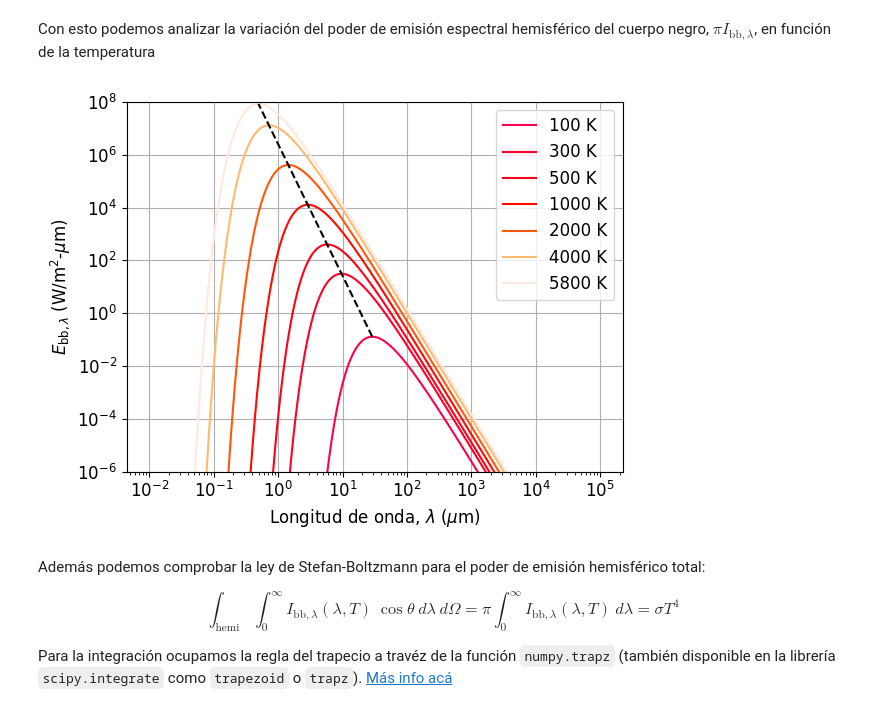
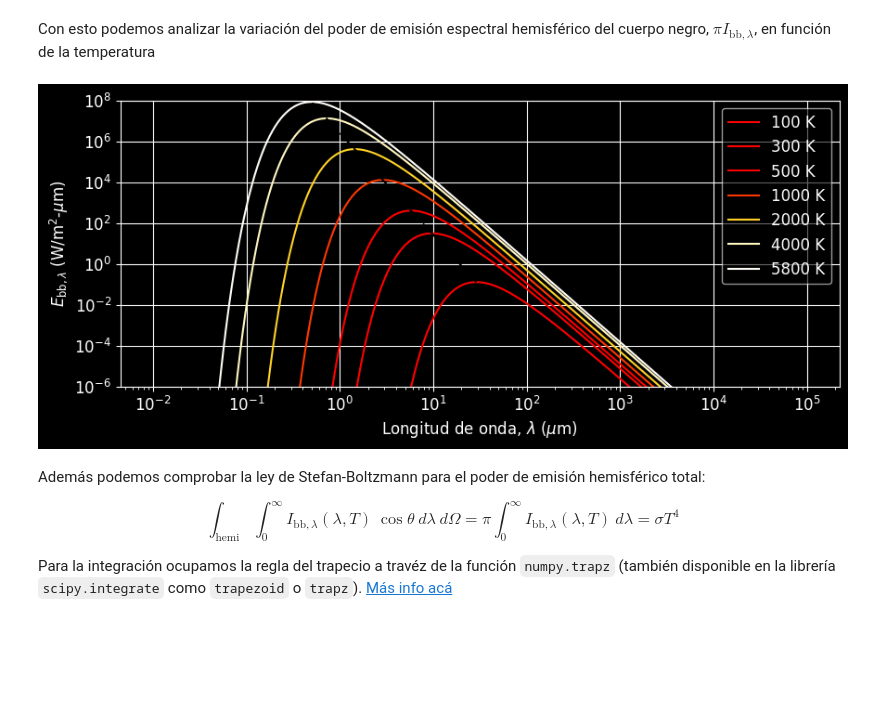
Before and after one commit to PanxoPanza/conversion_solar_termica, a Jupyter notebook: _build/jupyter_execute/Tutorial/Tutorial2/Tutorial2.ipynb, the cells around one changed output. Drawn from its saved outputs; the diff is of its cells as text; code cells hidden in the pictures; blank space fills up the shorter version.

Commit message:
new color empylib

```diff
--- a/_build/jupyter_execute/Tutorial/Tutorial2/Tutorial2.ipynb
+++ b/_build/jupyter_execute/Tutorial/Tutorial2/Tutorial2.ipynb
@@ -48,40 +48,43 @@ plt.show()
 # %% [markdown]
 Con esto podemos analizar la variación del poder de emisión espectral hemisférico del cuerpo negro, $\pi I_{\mathrm{bb},\lambda}$, en función de la temperatura
 # %%
-from empylib import color_system as cs
-cs = cs.hdtv
-
+from empylib.color_system import spectrum_to_hex
 fig.set_size_inches(14, 5)
 plt.rcParams['font.size'] = '12'
 
 lam = np.logspace(-2,5,1000)       # espectro de longitudes de onda
 T_list = np.array([100,300,500,    # lista de temperaturas
                    1000,2000,4000,
                    5800])
 
 # creamos dos listas vacías para guardar el valor máximo de cada curva y la longitud de onda asociada
 peak   = []
 lam_at = []
+plt.style.use('dark_background')
+fig, ax = plt.subplots(figsize=(10, 4))
 
 # iteramos respecto a la temperatura
 for T in T_list:
     Ebb = np.pi*rf.Bplanck(lam, T)                         # poder de emisión hemisférico espectral del cuerpo negro
-    html_rgb = cs.spec_to_rgb(Ebb, lam, out_fmt='html')    # color asociado a la curva
-    plt.plot(lam,Ebb,label=('%i K' % T), color=html_rgb)   # graficamos el espectro usando el color anterior
+    hex_color, *_ = spectrum_to_hex(lam, Ebb,              # color asociado a la curva
+                                    source = 'emitter')
+    ax.plot(lam,Ebb,label=('%i K' % T), color=hex_color)   # graficamos el espectro usando el color anterior
     peak.append(np.max(Ebb))                               # guardamos el máximo de la curva
     lam_at.append(lam[np.argmax(Ebb)])                     # guardamos la longitud de onda asociada al máximo
 
-plt.plot(lam_at,peak,'--k') # graficamos la línea correspondiente a la ley de desplazamiento de Wien
-plt.yscale('log')
-plt.ylim(1E-6,1E8)
-plt.xscale('log')
-plt.grid()
-plt.xlabel('Longitud de onda, $\lambda$ ($\mu$m)')
-plt.ylabel('$E_{\mathrm{bb},\lambda}$ (W/m$^2$-$\mu$m)')
-plt.legend()
+
+ax.plot(lam_at,peak,'--k') # graficamos la línea correspondiente a la ley de desplazamiento de Wien
+ax.set_yscale('log')
+ax.set_ylim(1E-6,1E8)
+ax.set_xscale('log')
+ax.grid()
+ax.set_xlabel('Longitud de onda, $\lambda$ ($\mu$m)')
+ax.set_ylabel('$E_{\mathrm{bb},\lambda}$ (W/m$^2$-$\mu$m)')
+ax.legend(facecolor='black', edgecolor='white', framealpha=0.6)
 plt.show()
+plt.style.use('default')
 # %% [output]
-[figure, old version]
+[figure, new version]
 # %% [markdown]
 Además podemos comprobar la ley de Stefan-Boltzmann para el poder de emisión hemisférico total:
 
```
Also changed, not shown: parts of 1 cell of this notebook, 40 other files.
